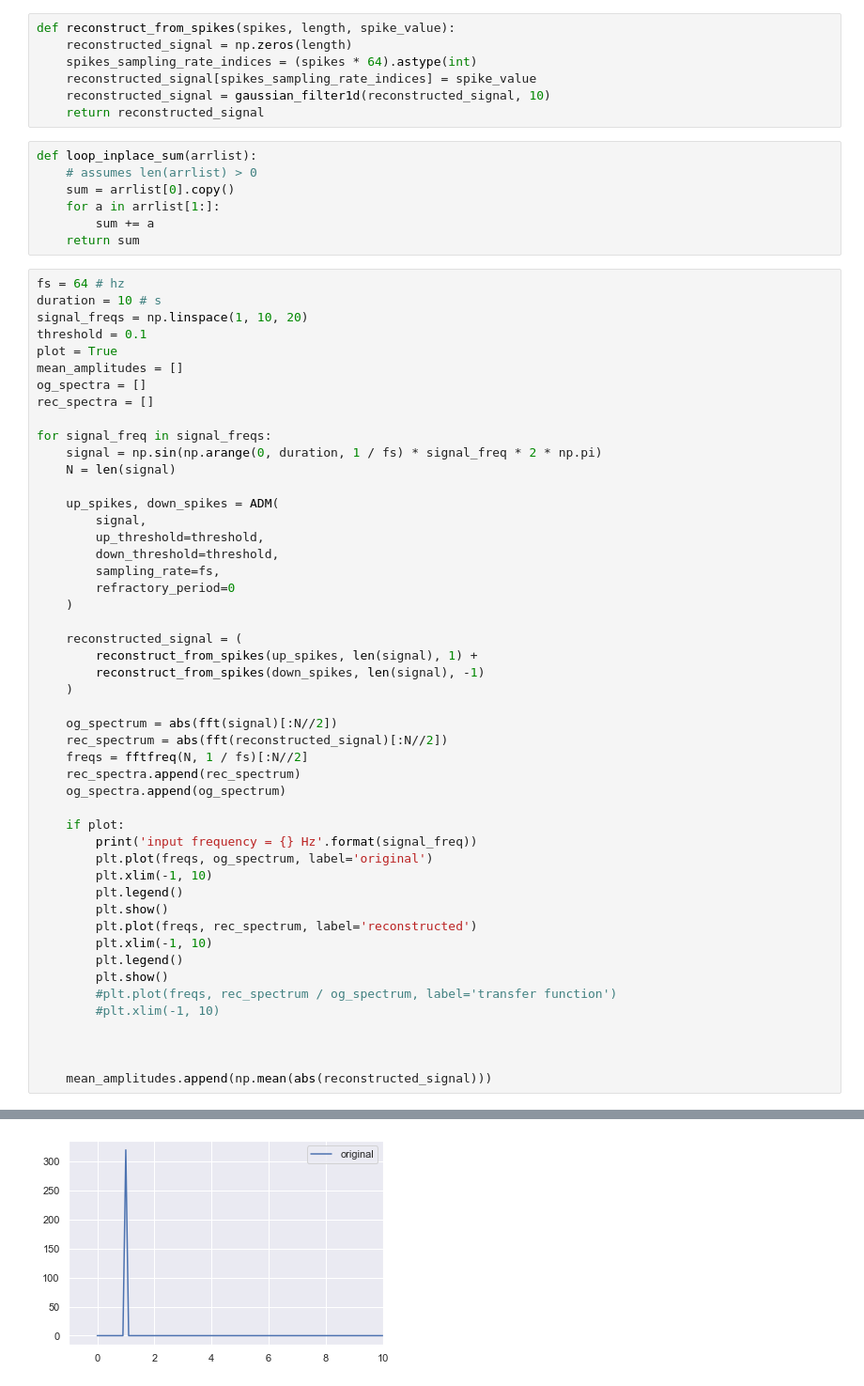
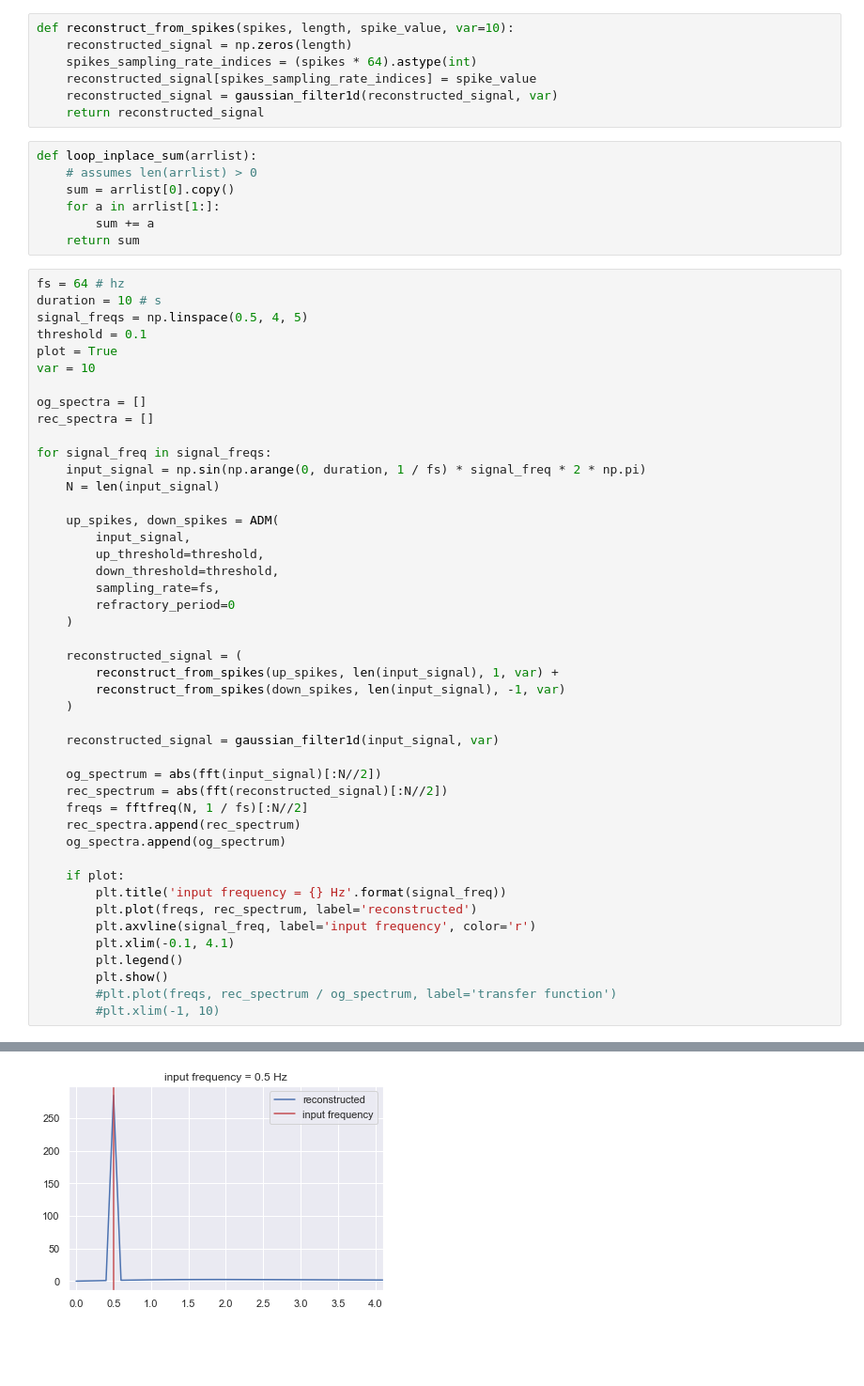
Before and after one commit to pennfranc/adm-ppg-analysis, a Jupyter notebook: ADM transfer function.ipynb, the cells around one changed output, grey strips where cells are left out. Shown at 94% size. Saved outputs shown, nothing was run; the diff lists cells and outputs as text; blank space fills up the shorter version.

```diff
--- a/ADM transfer function.ipynb
+++ b/ADM transfer function.ipynb
@@ -11,11 +12,11 @@ from scipy.fft import fft, fftfreq
 
 sns.set()
 # %%
-def reconstruct_from_spikes(spikes, length, spike_value):
+def reconstruct_from_spikes(spikes, length, spike_value, var=10):
     reconstructed_signal = np.zeros(length)
     spikes_sampling_rate_indices = (spikes * 64).astype(int)
     reconstructed_signal[spikes_sampling_rate_indices] = spike_value
-    reconstructed_signal = gaussian_filter1d(reconstructed_signal, 10)
+    reconstructed_signal = gaussian_filter1d(reconstructed_signal, var)
     return reconstructed_signal
 # %%
 def loop_inplace_sum(arrlist):
@@ -27,19 +28,20 @@ def loop_inplace_sum(arrlist):
 # %%
 fs = 64 # hz
 duration = 10 # s
-signal_freqs = np.linspace(1, 10, 20)
+signal_freqs = np.linspace(0.5, 4, 5)
 threshold = 0.1
 plot = True
-mean_amplitudes = []
+var = 10
+
 og_spectra = []
 rec_spectra = []
 
 for signal_freq in signal_freqs:
-    signal = np.sin(np.arange(0, duration, 1 / fs) * signal_freq * 2 * np.pi)
-    N = len(signal)
+    input_signal = np.sin(np.arange(0, duration, 1 / fs) * signal_freq * 2 * np.pi)
+    N = len(input_signal)
 
     up_spikes, down_spikes = ADM(
-        signal,
+        input_signal,
         up_threshold=threshold,
         down_threshold=threshold,
         sampling_rate=fs,
@@ -47,30 +49,25 @@ for signal_freq in signal_freqs:
     )
 
     reconstructed_signal = (
-        reconstruct_from_spikes(up_spikes, len(signal), 1) +
-        reconstruct_from_spikes(down_spikes, len(signal), -1)
+        reconstruct_from_spikes(up_spikes, len(input_signal), 1, var) +
+        reconstruct_from_spikes(down_spikes, len(input_signal), -1, var)
     )
 
-    og_spectrum = abs(fft(signal)[:N//2])
+    reconstructed_signal = gaussian_filter1d(input_signal, var)
+
+    og_spectrum = abs(fft(input_signal)[:N//2])
     rec_spectrum = abs(fft(reconstructed_signal)[:N//2])
     freqs = fftfreq(N, 1 / fs)[:N//2]
     rec_spectra.append(rec_spectrum)
     og_spectra.append(og_spectrum)
 
     if plot:
-        print('input frequency = {} Hz'.format(signal_freq))
-        plt.plot(freqs, og_spectrum, label='original')
-        plt.xlim(-1, 10)
-        plt.legend()
-        plt.show()
+        plt.title('input frequency = {} Hz'.format(signal_freq))
         plt.plot(freqs, rec_spectrum, label='reconstructed')
-        plt.xlim(-1, 10)
+        plt.axvline(signal_freq, label='input frequency', color='r')
+        plt.xlim(-0.1, 4.1)
         plt.legend()
         plt.show()
         #plt.plot(freqs, rec_spectrum / og_spectrum, label='transfer function')
         #plt.xlim(-1, 10)
-
-
-
-    mean_amplitudes.append(np.mean(abs(reconstructed_signal)))
 # %% [output]
@@ -78 +74 @@ input frequency = 1.0 Hz
-[figure, old version]
+[figure, new version]
```
Also changed, not shown: parts of 6 cells of this notebook, 7 other files.
